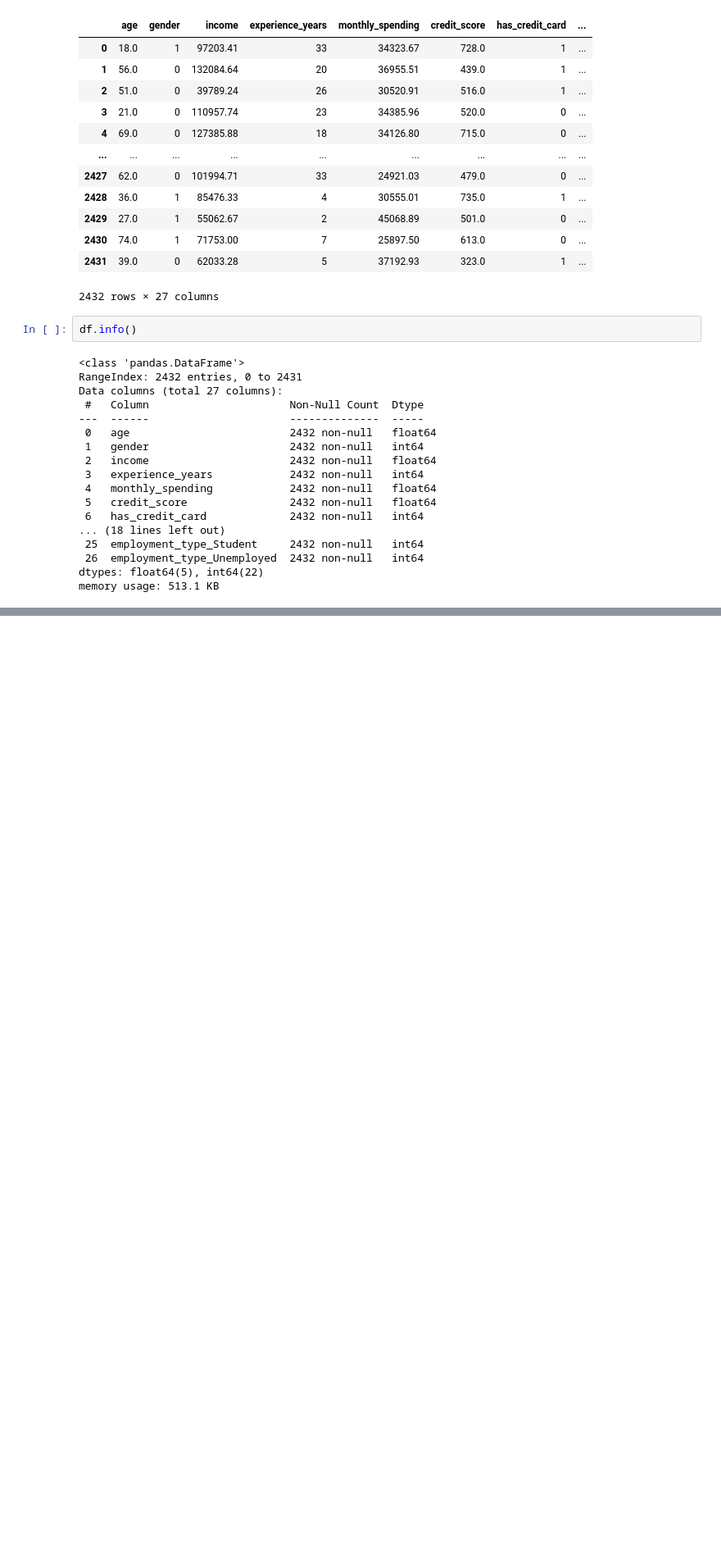
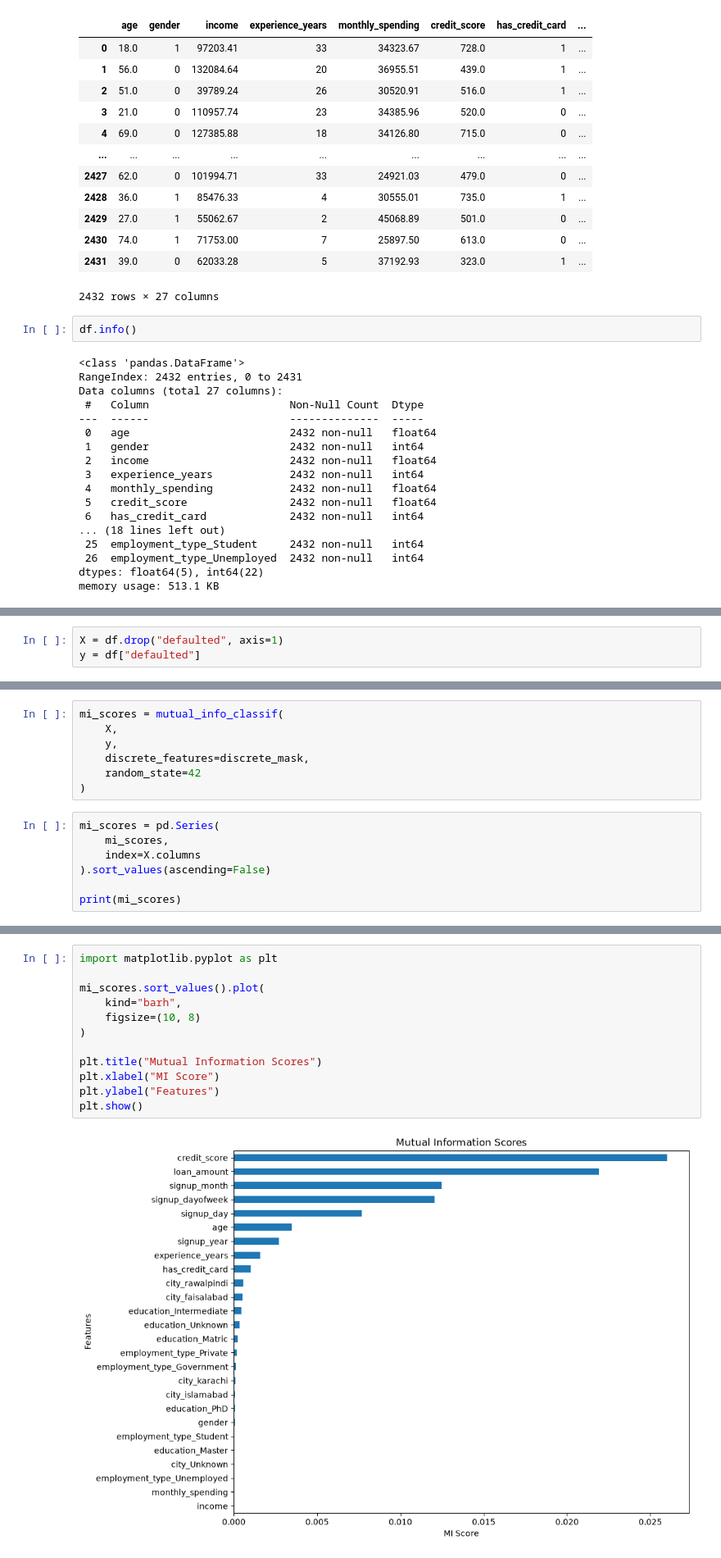
Before and after one commit to waris-idrees/Machine-learning_journey, a Jupyter notebook: 6-Feature_selection/feature_selection.ipynb, the cells around one changed output, grey strips where cells are left out. Shown at 82% size. Saved outputs shown, nothing was run; the diff lists cells and outputs as text; blank space fills up the shorter version.

```diff
--- a/6-Feature_selection/feature_selection.ipynb
+++ b/6-Feature_selection/feature_selection.ipynb
@@ -44,0 +86,3 @@ memory usage: 513.1 KB
+# %%
+X = df.drop("defaulted", axis=1)
+y = df["defaulted"]
@@ -44,0 +142,14 @@ memory usage: 513.1 KB
+# %%
+mi_scores = mutual_info_classif(
+    X,
+    y,
+    discrete_features=discrete_mask,
+    random_state=42
+)
+# %%
+mi_scores = pd.Series(
+    mi_scores,
+    index=X.columns
+).sort_values(ascending=False)
+
+print(mi_scores)
@@ -44,0 +174,14 @@ memory usage: 513.1 KB
+# %%
+import matplotlib.pyplot as plt
+
+mi_scores.sort_values().plot(
+    kind="barh",
+    figsize=(10, 8)
+)
+
+plt.title("Mutual Information Scores")
+plt.xlabel("MI Score")
+plt.ylabel("Features")
+plt.show()
+# %% [output]
+[figure, added]
```
Also changed, not shown: parts of 11 cells of this notebook.
